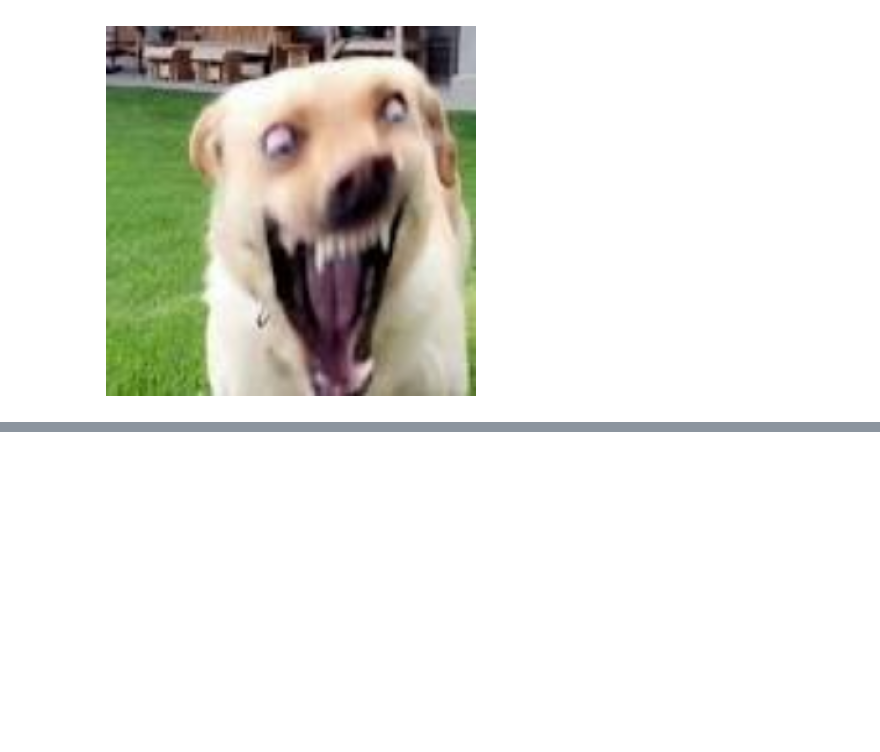
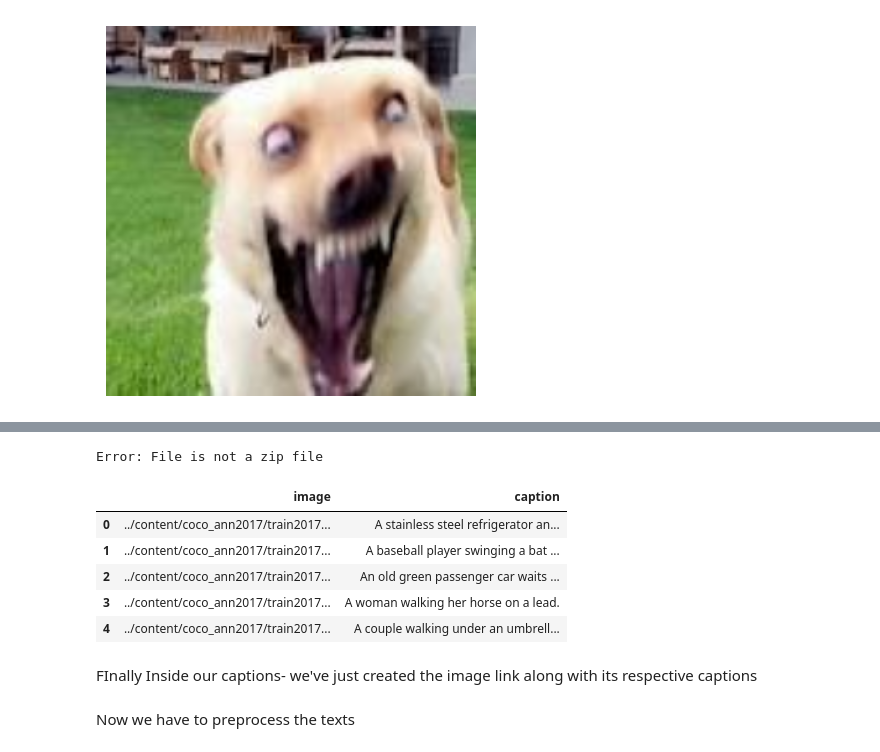
Before and after one commit to SujayVivek/Image-Caption-Creator, a Jupyter notebook: ImageAIProcessing.ipynb, the cells around one changed output, grey strips where cells are left out. Drawn from its saved outputs; the diff is of its cells as text; code cells hidden in the pictures; blank space fills up the shorter version.

Commit message:
Got some errors related to Image loading- work on it next time

```diff
--- a/ImageAIProcessing.ipynb
+++ b/ImageAIProcessing.ipynb
@@ -51,0 +100,52 @@ Feature vector size is   : (1, 8, 8, 2048)
+# %%
+from zipfile import ZipFile, BadZipFile
+import os
+def extract_zip_file(extract_path):
+    try:
+        with ZipFile(extract_path+".zip") as zfile:
+            zfile.extractall(extract_path)
+        # remove zipfile
+        zfileTOremove=f"{extract_path}"+".zip"
+        if os.path.isfile(zfileTOremove):
+            os.remove(zfileTOremove)
+        else:
+            print("Error: %s file not found" % zfileTOremove)
+    except BadZipFile as e:
+        print("Error:", e)
+extract_train_path = "./coco_train2017"
+extract_val_path = "./coco_val2017"
+extract_ann_path="./coco_ann2017"
+extract_zip_file(extract_train_path)
+extract_zip_file(extract_val_path)
+extract_zip_file(extract_ann_path)
+# %% [output]
+Error: File is not a zip file
+# %%
+with open(f'{BASE_PATH}/annotations/captions_train2017.json', 'r') as f:
+    data = json.load(f)
+    data = data['annotations']
+
+img_cap_pairs = []
+
+for sample in data:
+    img_name = '%012d.jpg' % sample['image_id']
+    img_cap_pairs.append([img_name, sample['caption']])
+
+captions = pd.DataFrame(img_cap_pairs, columns=['image', 'caption'])
+captions['image'] = captions['image'].apply(
+    lambda x: f'{BASE_PATH}/train2017/{x}'
+)
+captions = captions.sample(70000)
+captions = captions.reset_index(drop=True)
+captions.head()
+# %% [output]
+|  | image | caption |
+| 0 | ../content/coco_ann2017/train2017... | A stainless steel refrigerator an... |
+| 1 | ../content/coco_ann2017/train2017... | A baseball player swinging a bat ... |
+| 2 | ../content/coco_ann2017/train2017... | An old green passenger car waits ... |
+| 3 | ../content/coco_ann2017/train2017... | A woman walking her horse on a lead. |
+| 4 | ../content/coco_ann2017/train2017... | A couple walking under an umbrell... |
+# %% [markdown]
+FInally Inside our captions- we've just created the image link along with its respective captions
+# %% [markdown]
+Now we have to preprocess the texts
```
Also changed, not shown: parts of 9 cells of this notebook.
